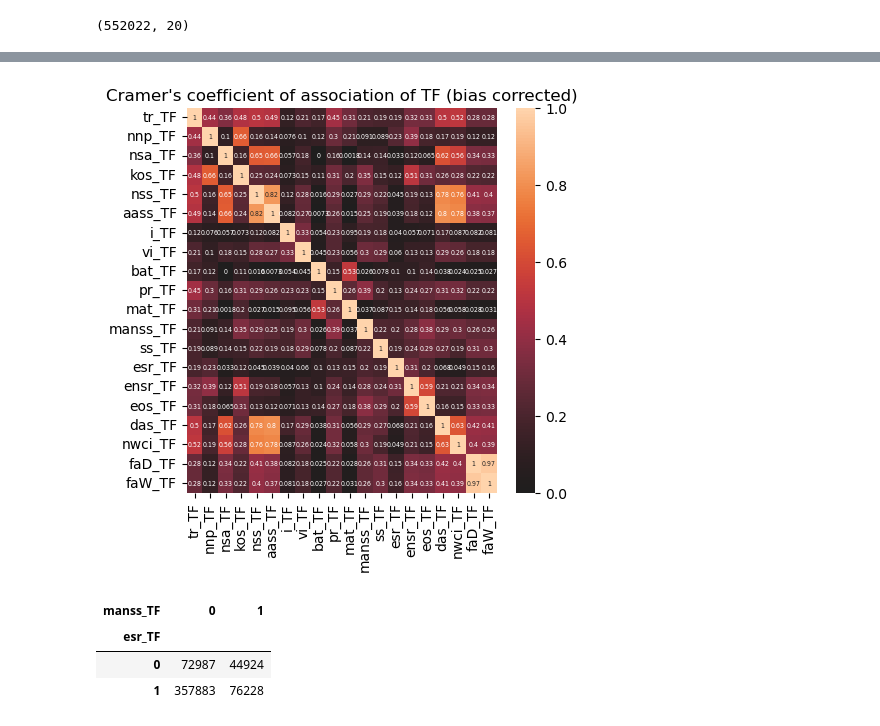
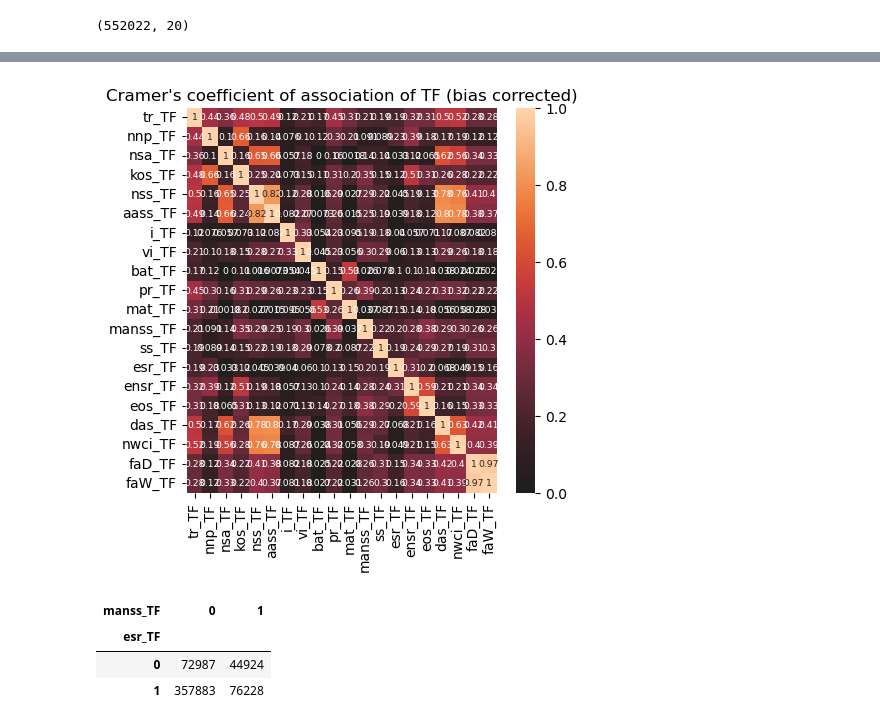
Before and after one commit to ryoryon66/TAAM, a Jupyter notebook: data/experiment1/analyze.ipynb, the cells around one changed output, grey strips where cells are left out. Saved outputs shown, nothing was run; the diff lists cells and outputs as text; code cells hidden in the pictures.

```diff
--- a/data/experiment1/analyze.ipynb
+++ b/data/experiment1/analyze.ipynb
@@ -347,6 +346,6 @@ df_cramer
 # %%
-sns.heatmap(df_cramer,vmax=1,vmin=0,center=0,annot=True,annot_kws={"size": 50 / np.sqrt(len(df_TF.corr()))},)
-plt.rcParams["figure.figsize"] = (20,20)
+sns.heatmap(df_cramer,vmax=1,vmin=0,center=0,annot=True,annot_kws={"size": 30 / np.sqrt(len(df_TF.corr()))},)
+plt.rcParams["figure.figsize"] = (5,5)
 plt.title("Cramer's coefficient of association of TF")
 plt.plot()
 plt.savefig("tf_cramer.png")
@@ -384,12 +383,12 @@ df_cramer_corrected
 # %%
-sns.heatmap(df_cramer_corrected,vmax=1,vmin=0,center=0,annot=True,annot_kws={"size": 20 / np.sqrt(len(df_TF.corr()))},)
+sns.heatmap(df_cramer_corrected,vmax=1,vmin=0,center=0,annot=True,annot_kws={"size": 30 / np.sqrt(len(df_TF.corr()))},)
 plt.rcParams["figure.figsize"] = (5,5)
 plt.title("Cramer's coefficient of association of TF (bias corrected)")
 plt.plot()
 plt.savefig("tf_cramer.png")
 plt.show()
 # %% [output]
-[figure, old version]
+[figure, new version]
 # %%
 # cross tabulation
 col1 = "esr_TF"
```
Also changed, not shown: parts of 22 cells of this notebook, 8 other files.
